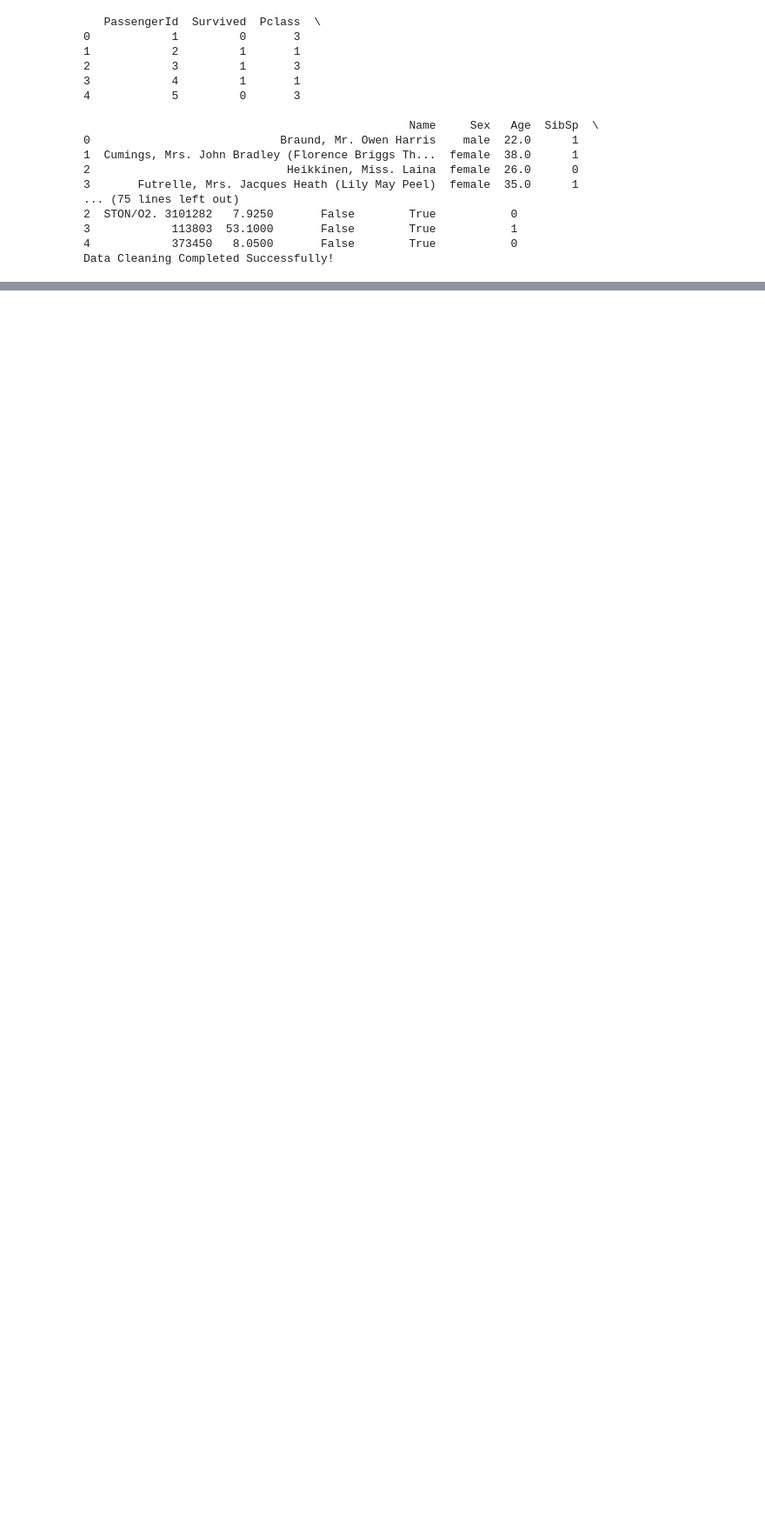
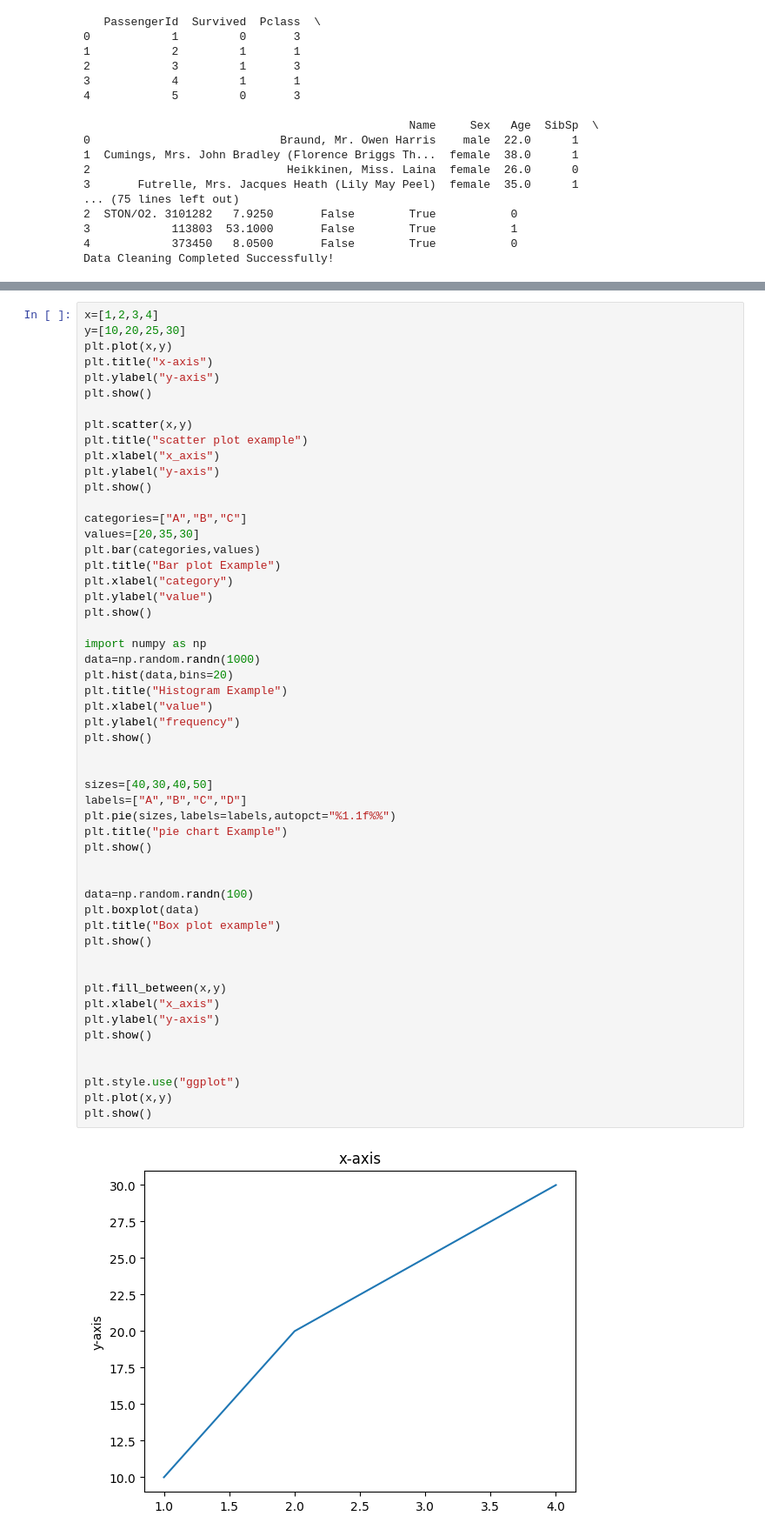
Before and after one commit to Shreya036/Shreya, a Jupyter notebook: prgm.ipynb, the cells around one changed output, grey strips where cells are left out. Shown at 87% size. Drawn from its saved outputs; the diff is of its cells as text; blank space fills up the shorter version.

```diff
--- a/prgm.ipynb
+++ b/prgm.ipynb
@@ -534,0 +771,55 @@ Data Cleaning Completed Successfully!
+# %%
+x=[1,2,3,4]
+y=[10,20,25,30]
+plt.plot(x,y)
+plt.title("x-axis")
+plt.ylabel("y-axis")
+plt.show()
+
+plt.scatter(x,y)
+plt.title("scatter plot example")
+plt.xlabel("x_axis")
+plt.ylabel("y-axis")
+plt.show()
+
+categories=["A","B","C"]
+values=[20,35,30]
+plt.bar(categories,values)
+plt.title("Bar plot Example")
+plt.xlabel("category")
+plt.ylabel("value")
+plt.show()
+
+import numpy as np
+data=np.random.randn(1000)
+plt.hist(data,bins=20)
+plt.title("Histogram Example")
+plt.xlabel("value")
+plt.ylabel("frequency")
+plt.show()
+
+
+sizes=[40,30,40,50]
+labels=["A","B","C","D"]
+plt.pie(sizes,labels=labels,autopct="%1.1f%%")
+plt.title("pie chart Example")
+plt.show()
+
+
+data=np.random.randn(100)
+plt.boxplot(data)
+plt.title("Box plot example")
+plt.show()
+
+
+plt.fill_between(x,y)
+plt.xlabel("x_axis")
+plt.ylabel("y-axis")
+plt.show()
+
+
+plt.style.use("ggplot")
+plt.plot(x,y)
+plt.show()
+# %% [output]
+[figure, added]
```
Also changed, not shown: parts of 58 cells of this notebook, 11 other files.
